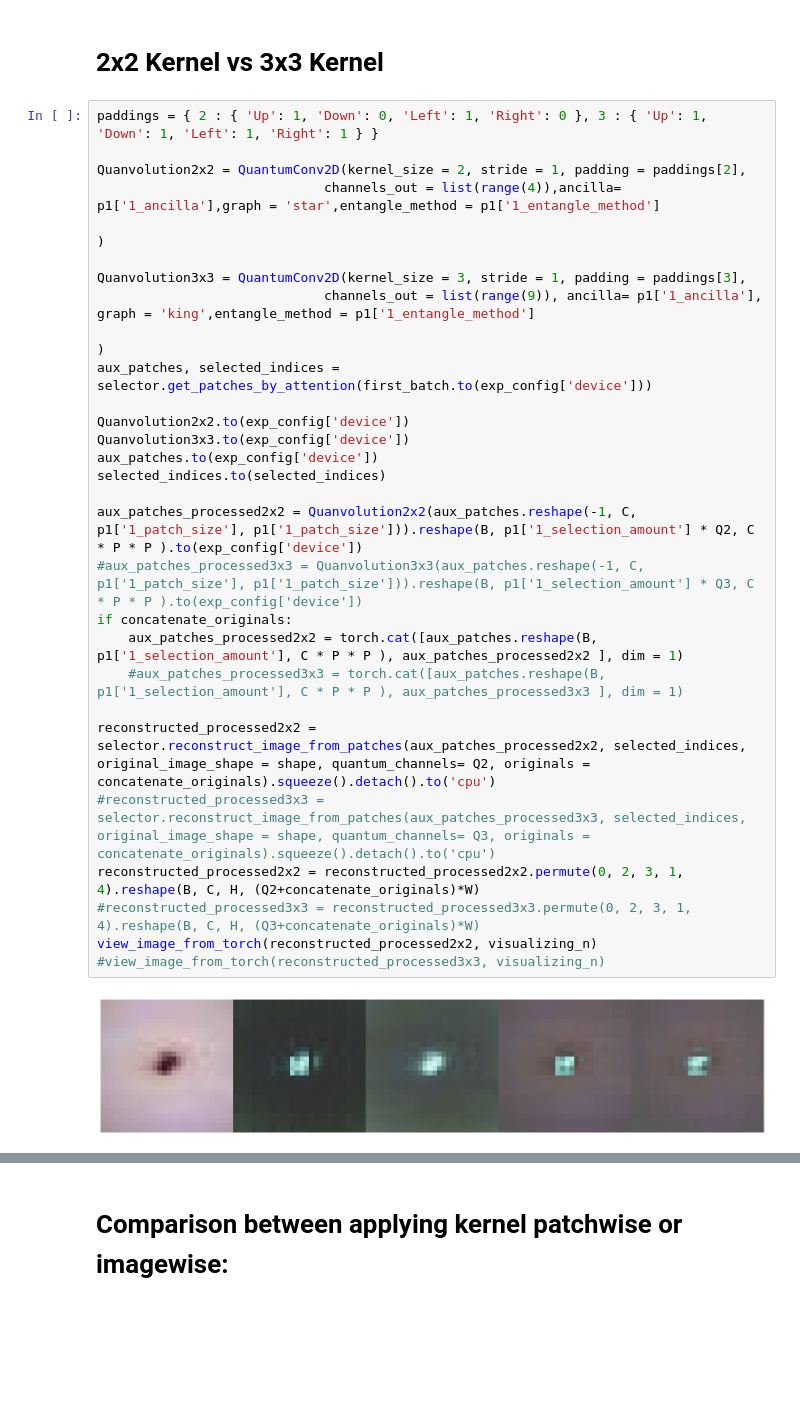
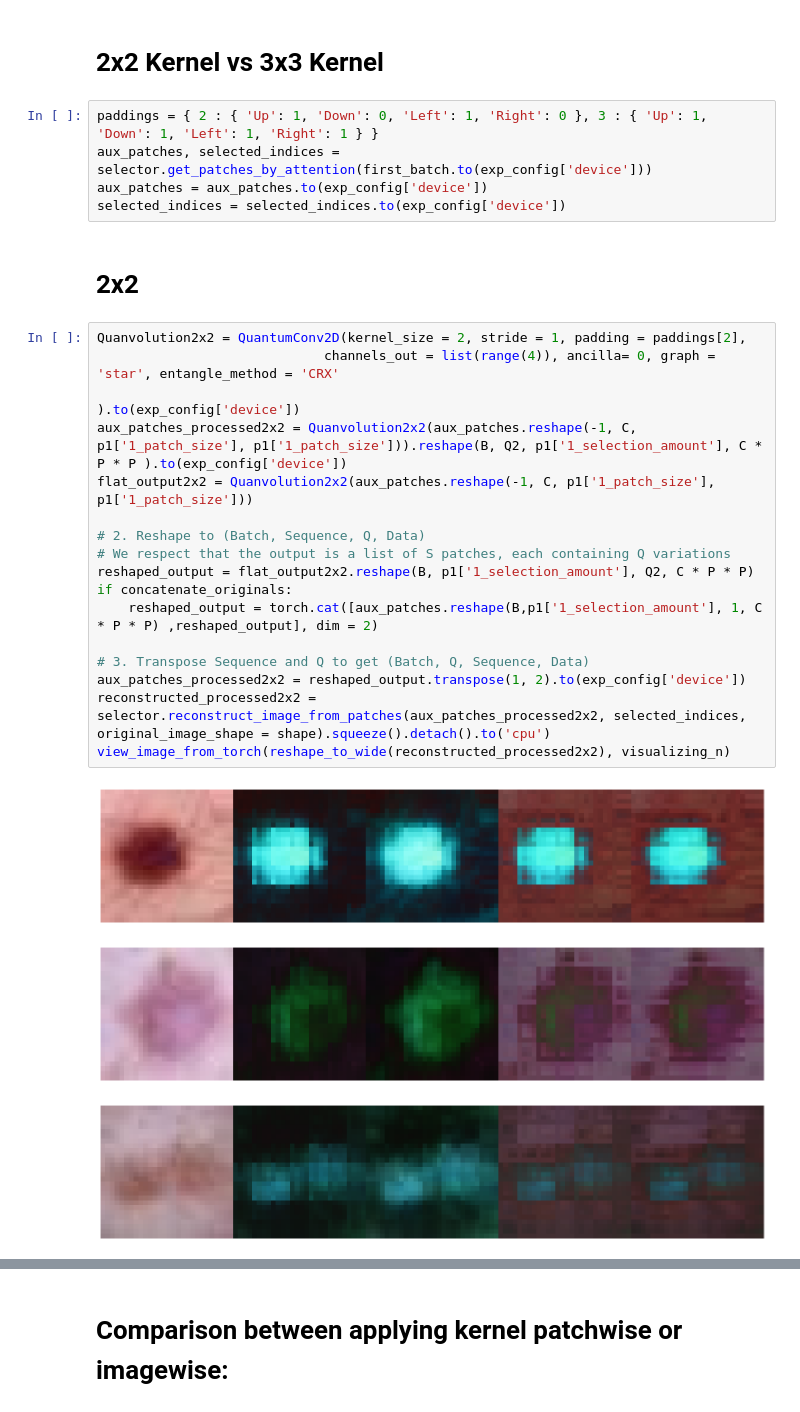
Before and after one commit to Mr-ion77/Transformers, a Jupyter notebook: Visualizing.ipynb, the cells around one changed output, grey strips where cells are left out. Drawn from its saved outputs; the diff is of its cells as text; blank space fills up the shorter version.

```diff
--- a/Visualizing.ipynb
+++ b/Visualizing.ipynb
@@ -116,34 +134,30 @@ Shape of object: torch.Size([2, 3, 28, 28])
 # 2x2 Kernel vs 3x3 Kernel
 # %%
 paddings = { 2 : { 'Up': 1, 'Down': 0, 'Left': 1, 'Right': 0 }, 3 : { 'Up': 1, 'Down': 1, 'Left': 1, 'Right': 1 } }
-
-Quanvolution2x2 = QuantumConv2D(kernel_size = 2, stride = 1, padding = paddings[2],
-                             channels_out = list(range(4)),ancilla= p1['1_ancilla'],graph = 'star',entangle_method = p1['1_entangle_method']
-
-)
-
-Quanvolution3x3 = QuantumConv2D(kernel_size = 3, stride = 1, padding = paddings[3],
-                             channels_out = list(range(9)), ancilla= p1['1_ancilla'], graph = 'king',entangle_method = p1['1_entangle_method']
-
-)
 aux_patches, selected_indices = selector.get_patches_by_attention(first_batch.to(exp_config['device']))
-
-Quanvolution2x2.to(exp_config['device'])
-Quanvolution3x3.to(exp_config['device'])
-aux_patches.to(exp_config['device'])
-selected_indices.to(selected_indices)
-
-aux_patches_processed2x2 = Quanvolution2x2(aux_patches.reshape(-1, C, p1['1_patch_size'], p1['1_patch_size'])).reshape(B, p1['1_selection_amount'] * Q2, C * P * P ).to(exp_config['device'])
-#aux_patches_processed3x3 = Quanvolution3x3(aux_patches.reshape(-1, C, p1['1_patch_size'], p1['1_patch_size'])).reshape(B, p1['1_selection_amount'] * Q3, C * P * P ).to(exp_config['device'])
-if concatenate_originals:
-    aux_patches_processed2x2 = torch.cat([aux_patches.reshape(B, p1['1_selection_amount'], C * P * P ), aux_patches_processed2x2 ], dim = 1)
-    #aux_patches_processed3x3 = torch.cat([aux_patches.reshape(B, p1['1_selection_amount'], C * P * P ), aux_patches_processed3x3 ], dim = 1)
-
-reconstructed_processed2x2 = selector.reconstruct_image_from_patches(aux_patches_processed2x2, selected_indices, original_image_shape = shape, quantum_channels= Q2, originals = concatenate_originals).squeeze().detach().to('cpu')
-#reconstructed_processed3x3 = selector.reconstruct_image_from_patches(aux_patches_processed3x3, selected_indices, original_image_shape = shape, quantum_channels= Q3, originals = concatenate_originals).squeeze().detach().to('cpu')
-reconstructed_processed2x2 = reconstructed_processed2x2.permute(0, 2, 3, 1, 4).reshape(B, C, H, (Q2+concatenate_originals)*W)
-#reconstructed_processed3x3 = reconstructed_processed3x3.permute(0, 2, 3, 1, 4).reshape(B, C, H, (Q3+concatenate_originals)*W)
-view_image_from_torch(reconstructed_processed2x2, visualizing_n)
-#view_image_from_torch(reconstructed_processed3x3, visualizing_n)
+aux_patches = aux_patches.to(exp_config['device'])
+selected_indices = selected_indices.to(exp_config['device'])
-# %% [output]
-[figure, removed]
+# %% [markdown]
+# 2x2
+# %%
+Quanvolution2x2 = QuantumConv2D(kernel_size = 2, stride = 1, padding = paddings[2],
+                             channels_out = list(range(4)), ancilla= 0, graph = 'star', entangle_method = 'CRX'
+
+).to(exp_config['device'])
+aux_patches_processed2x2 = Quanvolution2x2(aux_patches.reshape(-1, C, p1['1_patch_size'], p1['1_patch_size'])).reshape(B, Q2, p1['1_selection_amount'], C * P * P ).to(exp_config['device'])
+flat_output2x2 = Quanvolution2x2(aux_patches.reshape(-1, C, p1['1_patch_size'], p1['1_patch_size']))
+
+# 2. Reshape to (Batch, Sequence, Q, Data)
+# We respect that the output is a list of S patches, each containing Q variations
+reshaped_output = flat_output2x2.reshape(B, p1['1_selection_amount'], Q2, C * P * P)
+if concatenate_originals:
+    reshaped_output = torch.cat([aux_patches.reshape(B,p1['1_selection_amount'], 1, C * P * P) ,reshaped_output], dim = 2)
+
+# 3. Transpose Sequence and Q to get (Batch, Q, Sequence, Data)
+aux_patches_processed2x2 = reshaped_output.transpose(1, 2).to(exp_config['device'])
+reconstructed_processed2x2 = selector.reconstruct_image_from_patches(aux_patches_processed2x2, selected_indices, original_image_shape = shape).squeeze().detach().to('cpu')
+view_image_from_torch(reshape_to_wide(reconstructed_processed2x2), visualizing_n)
+# %% [output]
+[figure, added]
+[figure, added]
+[figure, added]
```
Also changed, not shown: parts of 20 cells of this notebook, 13 other files.
